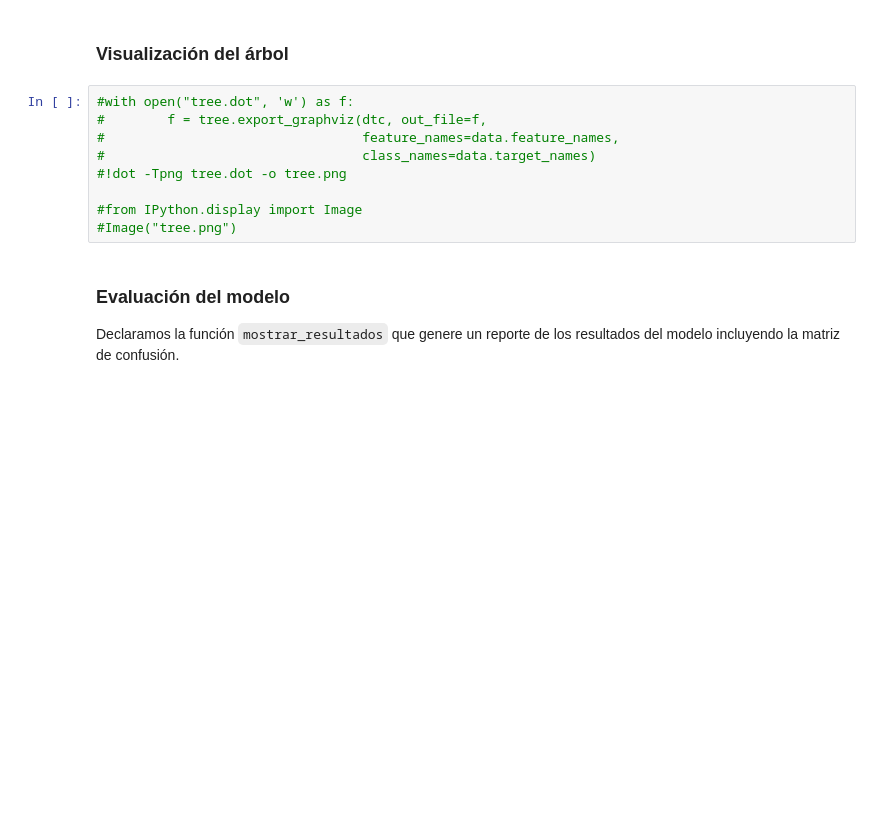
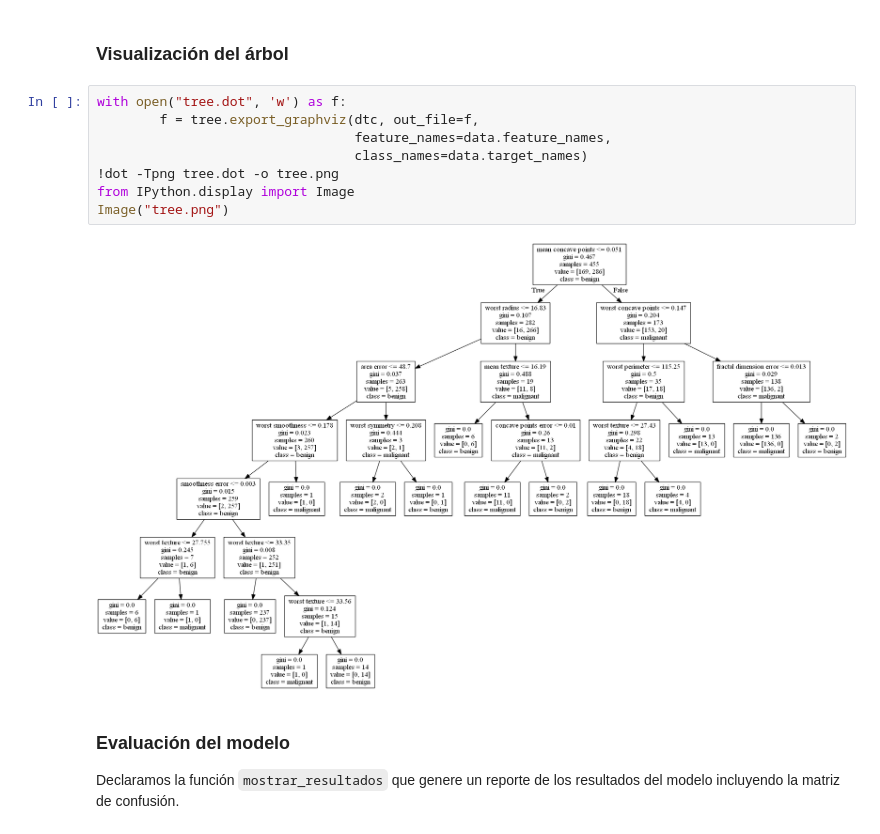
Before and after one commit to Pedr0714/-CTE0156-holamundo, a Jupyter notebook: P5_AplicacionML/P5_AplicacionML.ipynb, the cells around one changed output. Cells and saved outputs as stored; diff of their text form; blank space fills up the shorter version.

```diff
--- a/P5_AplicacionML/P5_AplicacionML.ipynb
+++ b/P5_AplicacionML/P5_AplicacionML.ipynb
@@ -130,14 +125,15 @@ dtc.score(X_test, y_test)
 # %% [markdown]
 ### Visualización del árbol
 # %%
-#with open("tree.dot", 'w') as f:
-#        f = tree.export_graphviz(dtc, out_file=f,
-#                                 feature_names=data.feature_names,
-#                                 class_names=data.target_names)
-#!dot -Tpng tree.dot -o tree.png
-
-#from IPython.display import Image
-#Image("tree.png")
+with open("tree.dot", 'w') as f:
+        f = tree.export_graphviz(dtc, out_file=f,
+                                 feature_names=data.feature_names,
+                                 class_names=data.target_names)
+!dot -Tpng tree.dot -o tree.png
+from IPython.display import Image
+Image("tree.png")
+# %% [output]
+[figure, added]
 # %% [markdown]
 ### Evaluación del modelo
 Declaramos la función `mostrar_resultados` que genere un reporte de los resultados del modelo incluyendo la matriz de confusión.
```
Also changed, not shown: parts of 7 cells of this notebook, 2 other files.
